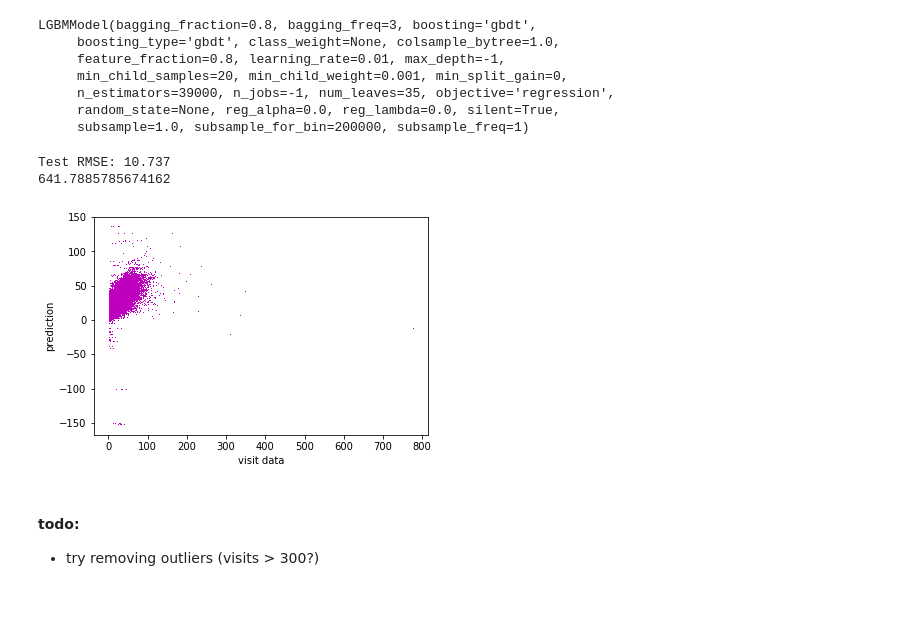
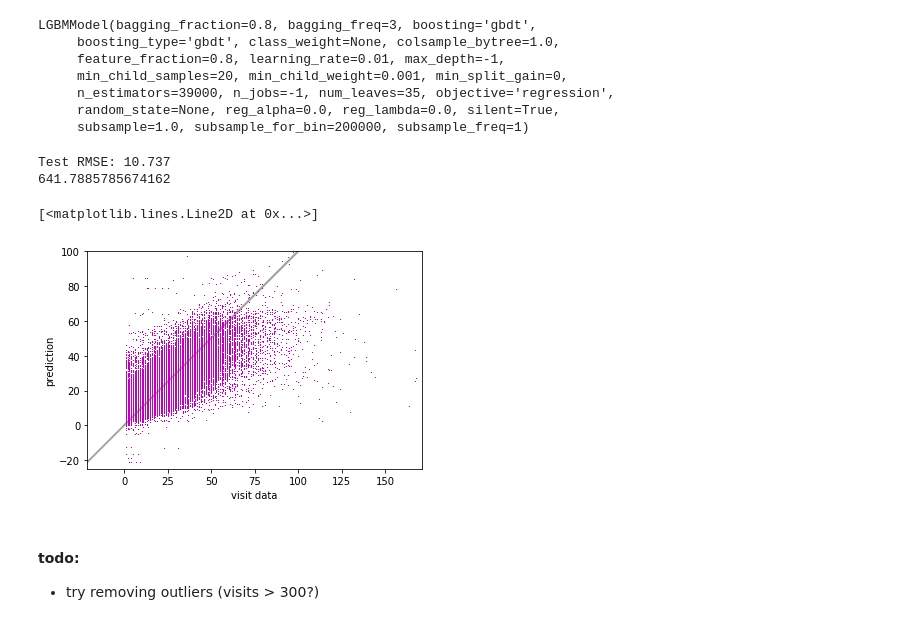
Before and after one commit to hughesaj524/visitor-forecasting, a Jupyter notebook: visitor-data-lightgbm.ipynb, the cells around one changed output. Cells and saved outputs as stored; diff of their text form; code cells hidden in the pictures.

```diff
--- a/visitor-data-lightgbm.ipynb
+++ b/visitor-data-lightgbm.ipynb
@@ -175,20 +175,21 @@ yhat = model.predict(X_test)#.reshape((-1, 1))
 # %%
 lgbm_rmse = rmse(y_test, yhat)
 print('Test RMSE: %.3f' % lgbm_rmse)
 plt.plot((y_test), (yhat), "m,")
 plt.xlabel("visit data")
 plt.ylabel("prediction")
-#plt.axis("equal")
-#plt.axis([0,150,-25,100])
+plt.axis("equal")
+plt.axis([0,150,-25,100])
 print(max(y_test) - max(yhat))
 
 # plotting identity function
 lims = plt.axis()
-#plt.plot(lims, lims, '0.5', alpha=0.75, zorder=0)
+plt.plot(lims, lims, '0.5', alpha=0.75, zorder=0)
 # %% [output]
 Test RMSE: 10.737
 641.7885785674162
+[<matplotlib.lines.Line2D at 0x...>]
-[figure, old version]
+[figure, new version]
 # %%
 x = list(set(test.columns) - {"id", "visitors", "air_store_id", "visit_date"})
 test_yhat = model.predict(test[x])#.reshape((-1, 1))
```
Also changed, not shown: 2 other files.
